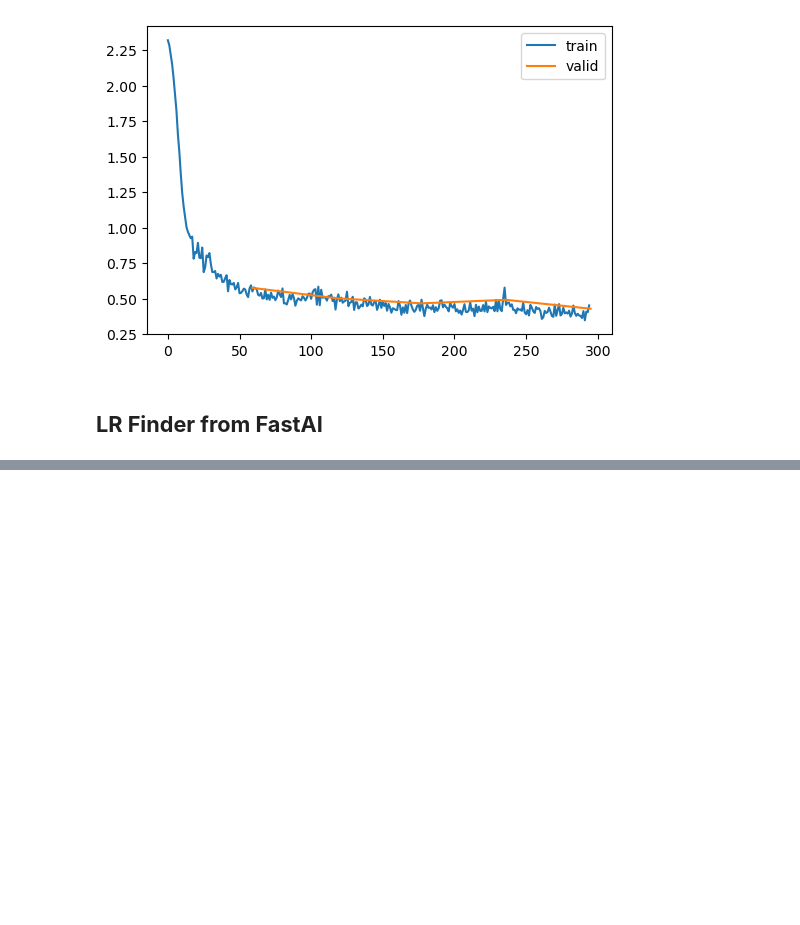
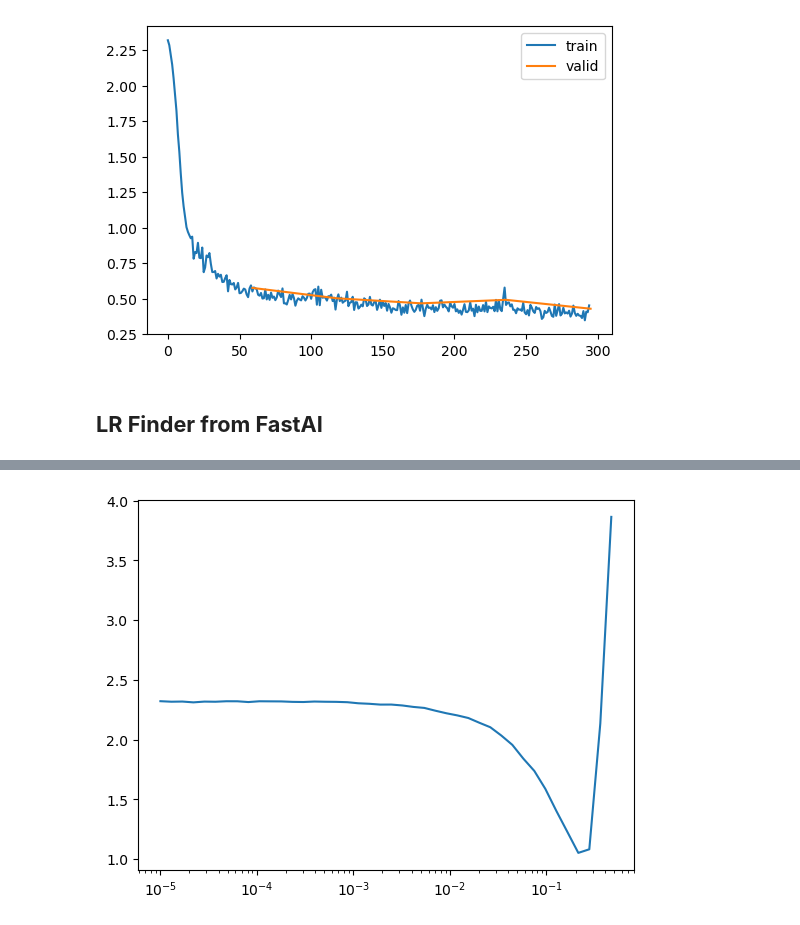
Before and after one commit to bachaudhry/FastAI-22-23, a Jupyter notebook: course_part_2/09_learner.ipynb, the cells around one changed output, grey strips where cells are left out. Saved outputs shown, nothing was run; the diff lists cells and outputs as text; code cells hidden in the pictures; blank space fills up the shorter version.

```diff
--- a/course_part_2/09_learner.ipynb
+++ b/course_part_2/09_learner.ipynb
@@ -558,0 +588,28 @@ learn.fit(5)
+# %%
+class LRFinderCB(Callback):
+    def __init__(self, gamma=1.3, max_mult=3): fc.store_attr()
+
+    def before_fit(self, learn):
+        self.sched = ExponentialLR(learn.opt, self.gamma)
+        self.lrs, self.losses = [], []
+        self.min = math.inf
+
+    def after_batch(self, learn):
+        if not learn.training: raise CancelEpochException()
+        self.lrs.append(learn.opt.param_groups[0]['lr'])
+        loss = to_cpu(learn.loss)
+        self.losses.append(loss)
+        if loss < self.min: self.min = loss
+        if math.isnan(loss) or (loss > self.min*self.max_mult):
+            raise CancelFitException()
+        self.sched.step()
+
+    def cleanup_fit(self, learn):
+        plt.plot(self.lrs, self.losses)
+        plt.xscale('log')
+# %%
+cbs = [DeviceCB()]
+learn = MomentumLearner(get_model(), dls, F.cross_entropy, lr=1e-5, cbs=cbs)
+learn.fit(3, cbs=LRFinderCB())
+# %% [output]
+[figure, added]
```
Also changed, not shown: parts of 4 cells of this notebook.
